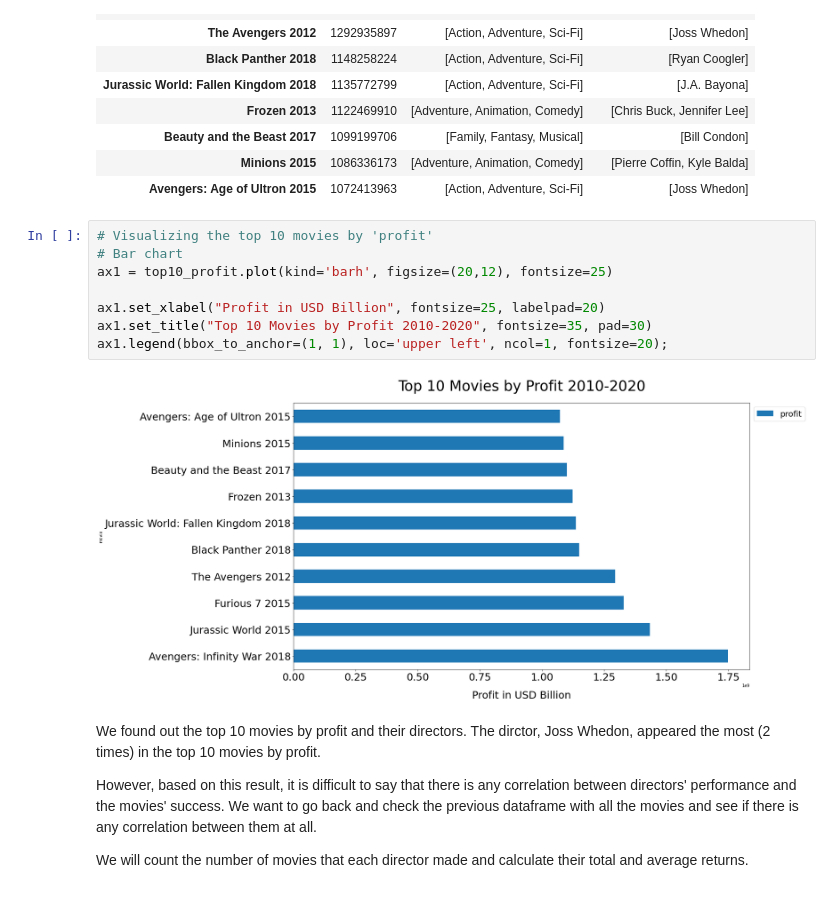
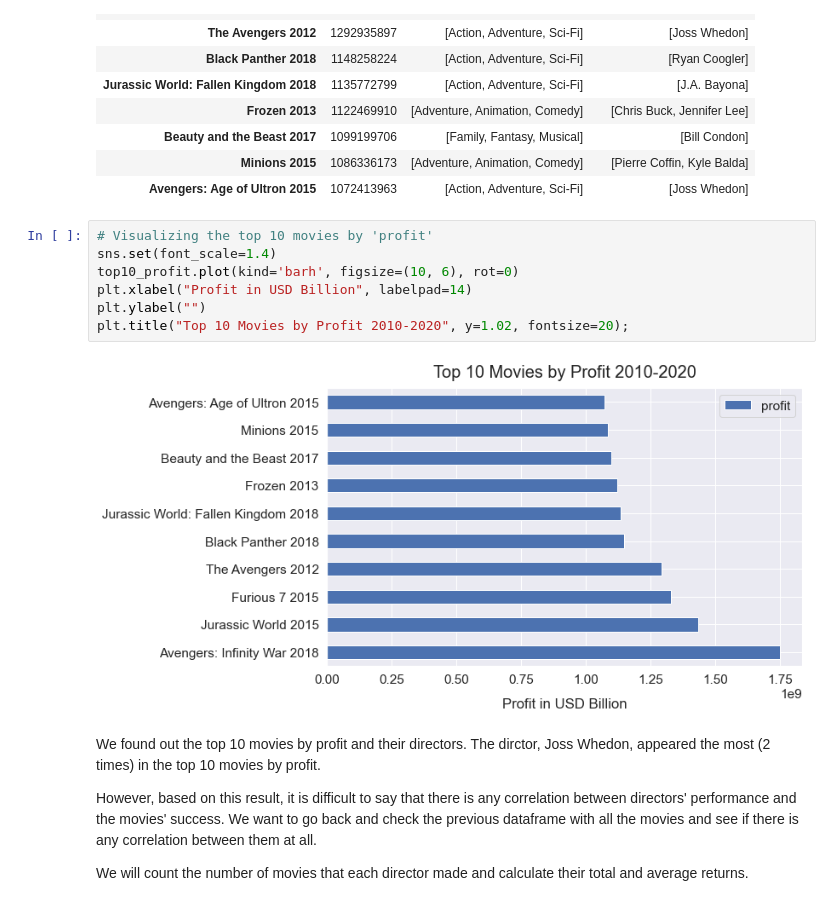
Before and after one commit to sbaltodano/dsc-phase-1-project, a Jupyter notebook: Sejin-EDA.ipynb, the cells around one changed output. Cells and saved outputs as stored; diff of their text form.

```diff
--- a/Sejin-EDA.ipynb
+++ b/Sejin-EDA.ipynb
@@ -106,14 +106,13 @@ top10_profit
 | Avengers: Age of Ultron 2015 | 1072413963 | [Action, Adventure, Sci-Fi] | [Joss Whedon] |
 # %%
 # Visualizing the top 10 movies by 'profit'
-# Bar chart
-ax1 = top10_profit.plot(kind='barh', figsize=(20,12), fontsize=25)
-
-ax1.set_xlabel("Profit in USD Billion", fontsize=25, labelpad=20)
-ax1.set_title("Top 10 Movies by Profit 2010-2020", fontsize=35, pad=30)
-ax1.legend(bbox_to_anchor=(1, 1), loc='upper left', ncol=1, fontsize=20);
+sns.set(font_scale=1.4)
+top10_profit.plot(kind='barh', figsize=(10, 6), rot=0)
+plt.xlabel("Profit in USD Billion", labelpad=14)
+plt.ylabel("")
+plt.title("Top 10 Movies by Profit 2010-2020", y=1.02, fontsize=20);
 # %% [output]
-[figure, old version]
+[figure, new version]
 # %% [markdown]
 We found out the top 10 movies by profit and their directors.  The dirctor, Joss Whedon, appeared the most (2 times) in the top 10 movies by profit.
 
```
Also changed, not shown: parts of 10 cells of this notebook.
